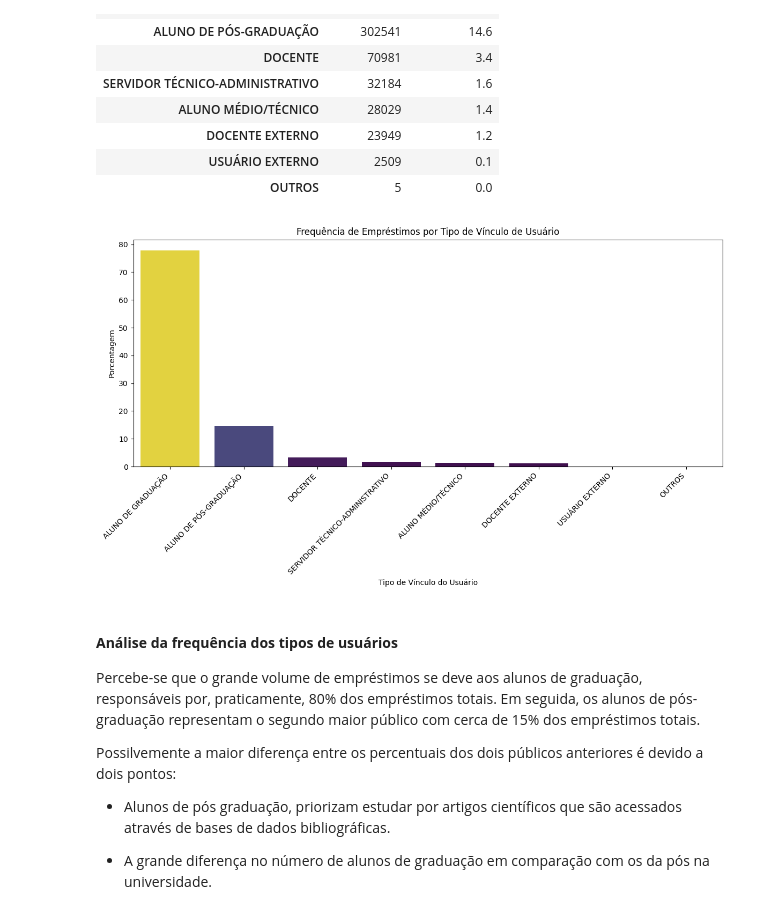
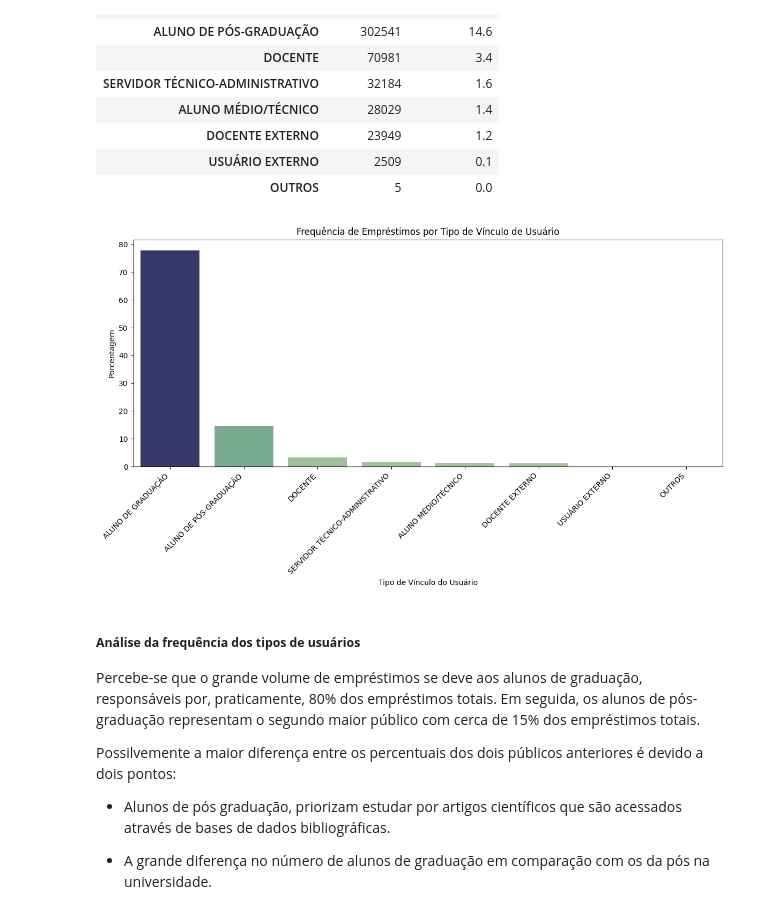
Before and after one commit to AleixoCodes/Analise-de-dados-bibliotecarios, a Jupyter notebook: Análise_de_Dados_de_Bibliotecas_Universitárias.ipynb, the cells around one changed output. Cells and saved outputs as stored; diff of their text form; code cells hidden in the pictures.

```diff
--- a/Análise_de_Dados_de_Bibliotecas_Universitárias.ipynb
+++ b/Análise_de_Dados_de_Bibliotecas_Universitárias.ipynb
@@ -445,21 +447,21 @@ Valorfrequencia('tipo_vinculo_usuario')
 # %%
 frequencia_tipo_vinculo = Valorfrequencia('tipo_vinculo_usuario')
 
 plt.figure(figsize=(12, 7))
-bar = sns.barplot(data=frequencia_tipo_vinculo, y='Porcentagem', x=frequencia_tipo_vinculo.index, palette='viridis', hue='Porcentagem', dodge=False)
+bar = sns.barplot(data=frequencia_tipo_vinculo, y='Porcentagem', x=frequencia_tipo_vinculo.index, palette='crest', hue='Porcentagem', dodge=False)
 
 plt.legend([], [], frameon=False)
 plt.xlabel('Tipo de Vínculo do Usuário')
 plt.ylabel('Porcentagem')
 plt.title('Frequência de Empréstimos por Tipo de Vínculo de Usuário')
 plt.xticks(rotation=45, ha='right')
 bar.yaxis.set_major_formatter(ticker.FuncFormatter(lambda x, p: format(int(x), ',').replace(',','.')))
 plt.tight_layout()
 plt.show()
 # %% [output]
-[figure, old version]
+[figure, new version]
 # %% [markdown]
-#### **Análise da frequência dos tipos de usuários**
+##### **Análise da frequência dos tipos de usuários**
 
 Percebe-se que o grande volume de empréstimos se deve aos alunos de graduação, responsáveis por, praticamente, 80% dos empréstimos totais. Em seguida, os alunos de pós-graduação representam o segundo maior público com cerca de 15% dos empréstimos totais.
 
```
Also changed, not shown: parts of 5 cells of this notebook.
